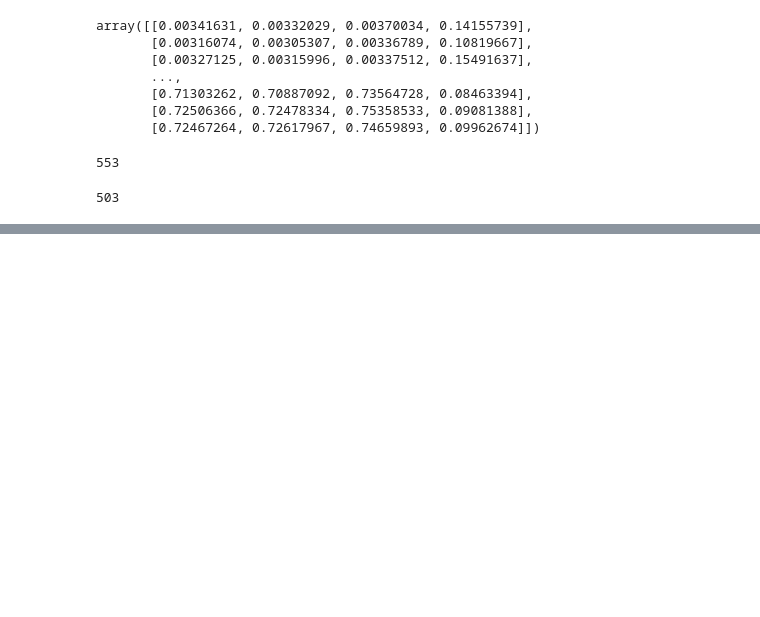
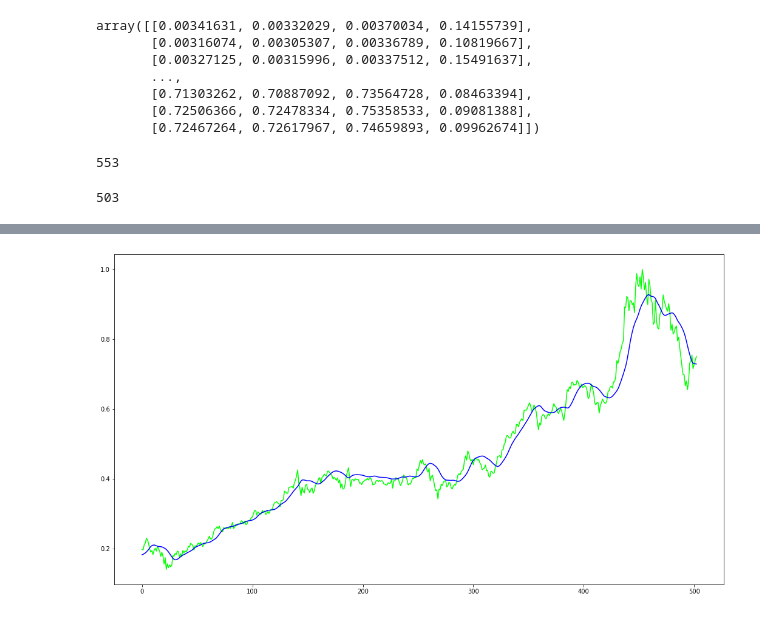
Before and after one commit to medhavempati/DeepLearning, a Jupyter notebook: stock_price_predictor.ipynb, the cells around one changed output, grey strips where cells are left out. Drawn from its saved outputs; the diff is of its cells as text; code cells hidden in the pictures; blank space fills up the shorter version.

Commit message:
completed basic model

```diff
--- a/stock_price_predictor.ipynb
+++ b/stock_price_predictor.ipynb
@@ -209,0 +237,8 @@ test_inputs.shape
+# %%
+model.compile(loss='mean_squared_error', optimizer='adam')
+# %%
+model.fit(
+    train_inputs,
+    train_outputs,
+    epochs=1,
+    validation_split=0.05)
@@ -209,0 +248,2 @@ test_inputs.shape
+# %%
+predictions = model.predict(test_inputs)
@@ -209,0 +252,14 @@ test_inputs.shape
+# %%
+def plot_predictions(predictions, targets):
+    figure = plt.figure()
+    figure.set_figwidth(18)
+    figure.set_figheight(10)
+
+    plt.plot(targets, '#00FF00', label='targets')
+    plt.plot(predictions, '#0000FF', label='predictions')
+
+    plt.show()
+# %%
+plot_predictions(predictions, test_outputs)
+# %% [output]
+[figure, added]
```
Also changed, not shown: parts of 13 cells of this notebook.
